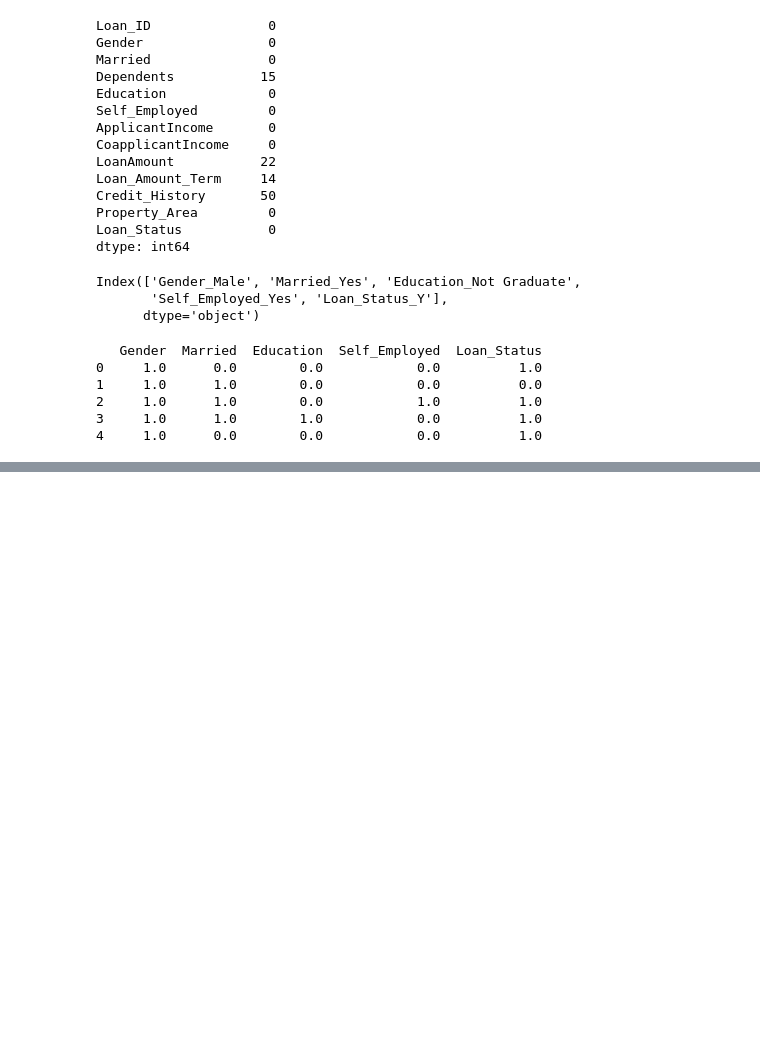
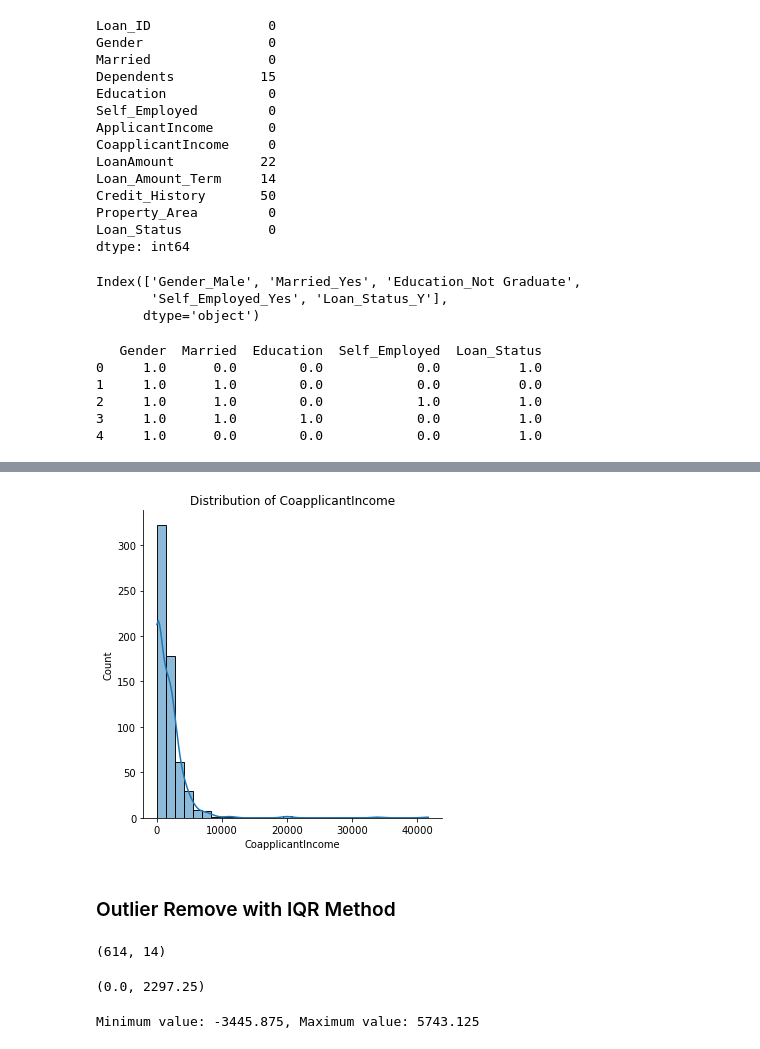
Before and after one commit to MuhammadUzair0786/Preprocessing_Practice, a Jupyter notebook: Dataset Preprocessing.ipynb, the cells around one changed output, grey strips where cells are left out. Saved outputs shown, nothing was run; the diff lists cells and outputs as text; code cells hidden in the pictures; blank space fills up the shorter version.

```diff
--- a/Dataset Preprocessing.ipynb
+++ b/Dataset Preprocessing.ipynb
@@ -413,0 +520,27 @@ dataset.head(5)
+# %%
+# Visualizing the distribution of CoapplicantIncome
+sns.displot(dataset['CoapplicantIncome'], kde=True, bins=30)
+plt.title('Distribution of CoapplicantIncome')
+plt.show()
+# %% [output]
+[figure, added]
+# %% [markdown]
+### Outlier Remove with IQR Method
+# %%
+dataset.shape
+# %% [output]
+(614, 14)
+# %%
+q1 =dataset['CoapplicantIncome'].quantile(0.25)
+q3 = dataset['CoapplicantIncome'].quantile(0.75)
+q1,q3
+# %% [output]
+(0.0, 2297.25)
+# %%
+#find min and max value
+IQR = q3 - q1
+min_value = q1 - 1.5 * IQR
+max_value = q3 + 1.5 * IQR
+print(f"Minimum value: {min_value}, Maximum value: {max_value}")
+# %% [output]
+Minimum value: -3445.875, Maximum value: 5743.125
```
Also changed, not shown: parts of 28 cells of this notebook.
